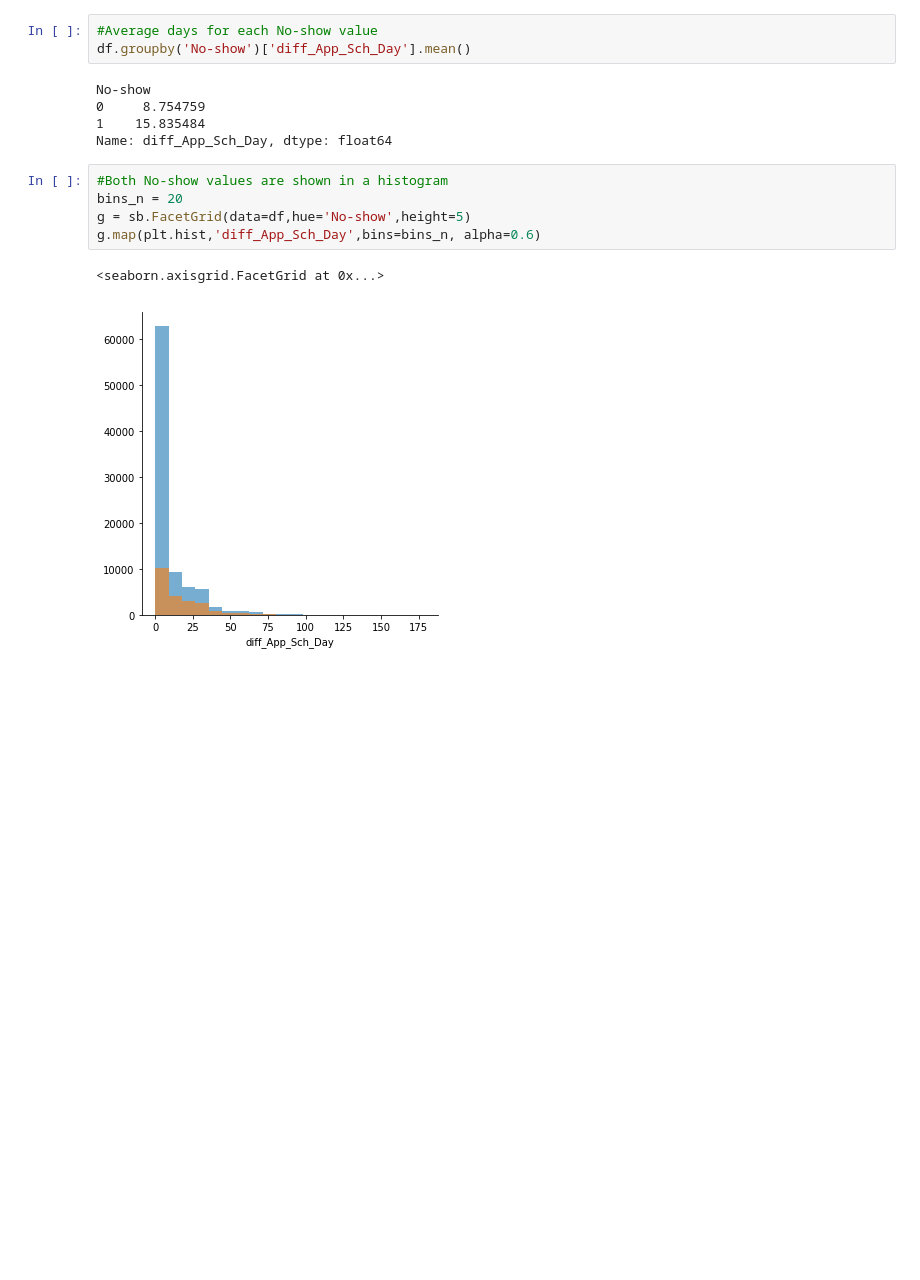
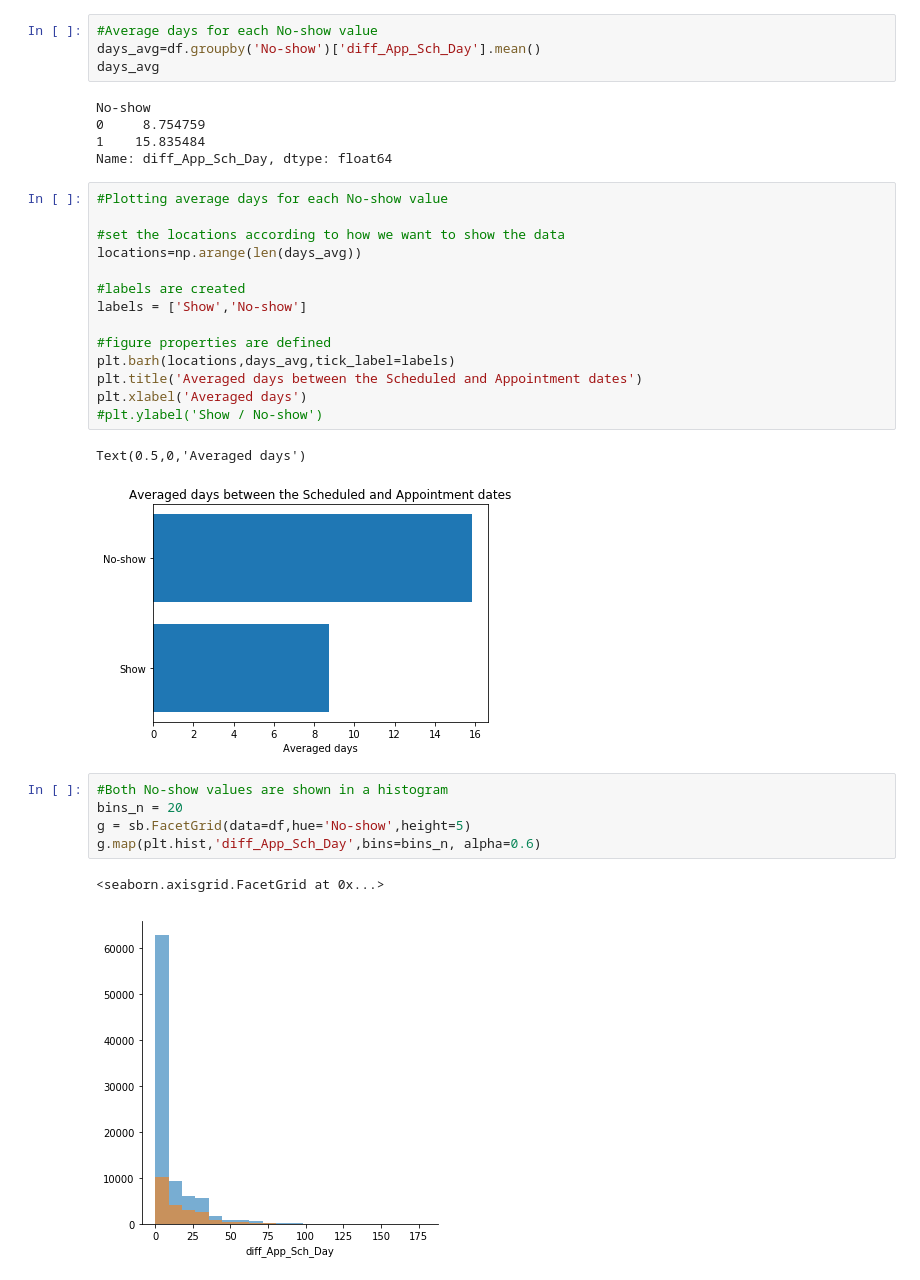
Before and after one commit to javiless/No-show, a Jupyter notebook: NoShow_Appointments.ipynb, the cells around one changed output. Cells and saved outputs as stored; diff of their text form; blank space fills up the shorter version.

```diff
--- a/NoShow_Appointments.ipynb
+++ b/NoShow_Appointments.ipynb
@@ -349,11 +331,29 @@ memory usage: 13.1+ MB
 # %%
 #Average days for each No-show value
-df.groupby('No-show')['diff_App_Sch_Day'].mean()
+days_avg=df.groupby('No-show')['diff_App_Sch_Day'].mean()
+days_avg
 # %% [output]
 No-show
 0     8.754759
 1    15.835484
 Name: diff_App_Sch_Day, dtype: float64
+# %%
+#Plotting average days for each No-show value
+
+#set the locations according to how we want to show the data
+locations=np.arange(len(days_avg))
+
+#labels are created
+labels = ['Show','No-show']
+
+#figure properties are defined
+plt.barh(locations,days_avg,tick_label=labels)
+plt.title('Averaged days between the Scheduled and Appointment dates')
+plt.xlabel('Averaged days')
+#plt.ylabel('Show / No-show')
+# %% [output]
+Text(0.5,0,'Averaged days')
+[figure, added]
 # %%
 #Both No-show values are shown in a histogram
 bins_n = 20
```
Also changed, not shown: parts of 44 cells of this notebook.
